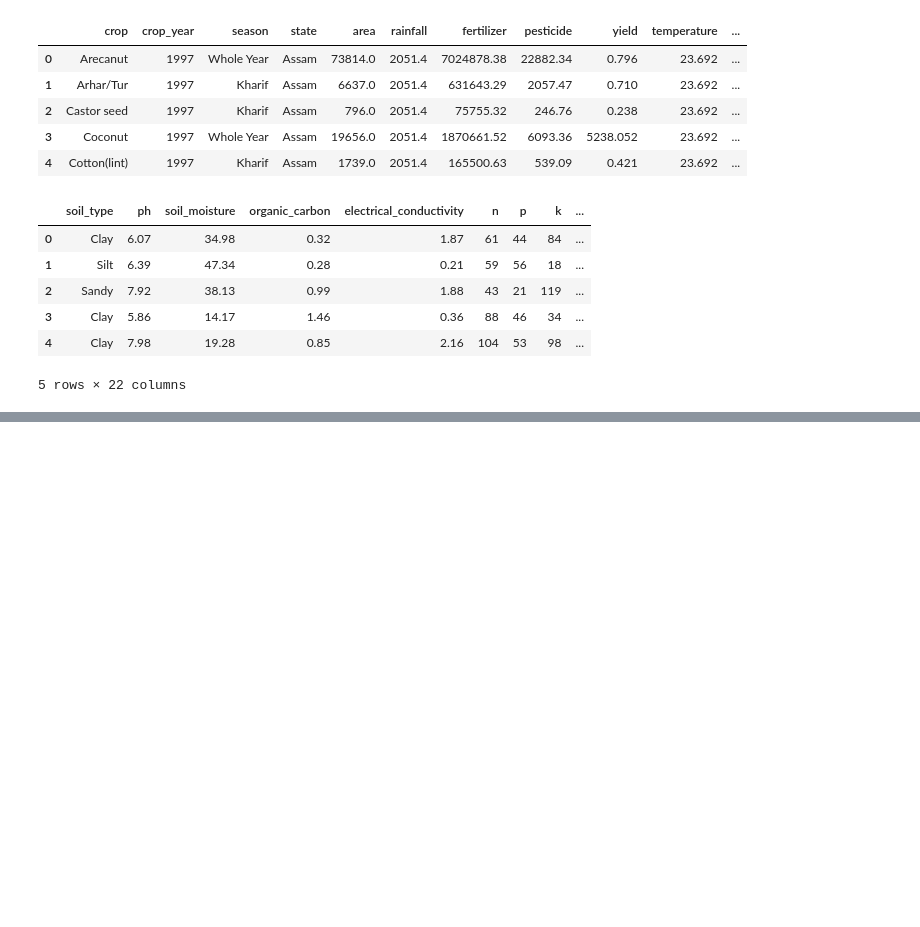
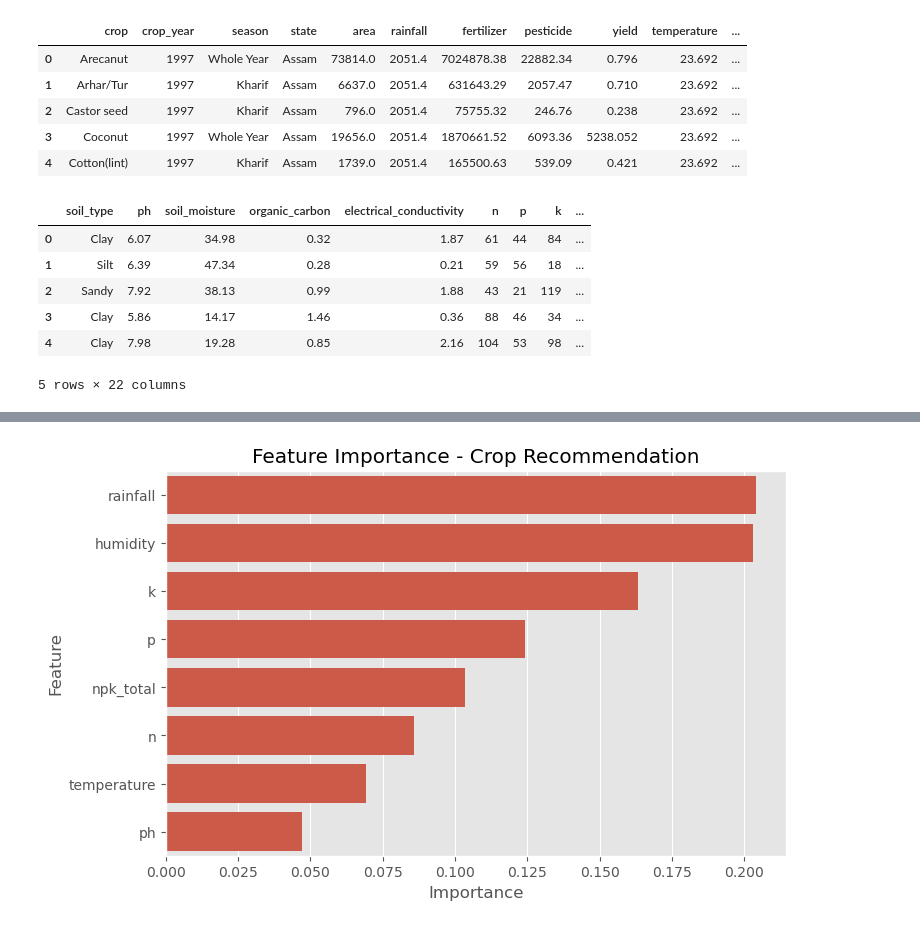
Before and after one commit to venkatjyoshitpotnuru/AgriFlow-AI, a Jupyter notebook: notebooks/AgriFlow_AI.ipynb, the cells around one changed output, grey strips where cells are left out. Drawn from its saved outputs; the diff is of its cells as text; code cells hidden in the pictures; blank space fills up the shorter version.

Commit message:
Completed stage 1 crop recommendation model

```diff
--- a/notebooks/AgriFlow_AI.ipynb
+++ b/notebooks/AgriFlow_AI.ipynb
@@ -865,0 +939,8 @@ fert_df.head()
+# %%
+from sklearn.linear_model import LogisticRegression
+
+lr_model = LogisticRegression(max_iter=1000)
+
+lr_model.fit(X_train_scaled, y_train)
+
+y_pred_lr = lr_model.predict(X_test_scaled)
@@ -865,0 +985,13 @@ fert_df.head()
+# %%
+from sklearn.ensemble import RandomForestClassifier
+
+rf_model = RandomForestClassifier(
+    n_estimators=200,
+    random_state=42
+)
+
+rf_model.fit(X_train, y_train)
+
+y_pred_rf = rf_model.predict(X_test)
+
+print("Accuracy :", accuracy_score(y_test, y_pred_rf))
@@ -865,0 +1053,12 @@ fert_df.head()
+# %%
+importance = pd.DataFrame({
+    "Feature":X_crop.columns,
+    "Importance":rf_model.feature_importances_
+})
+
+importance = importance.sort_values(
+    by="Importance",
+    ascending=False
+)
+
+importance
@@ -865,0 +1075,14 @@ fert_df.head()
+# %%
+plt.figure(figsize=(8,5))
+
+sns.barplot(
+    data=importance,
+    x="Importance",
+    y="Feature"
+)
+
+plt.title("Feature Importance - Crop Recommendation")
+
+plt.show()
+# %% [output]
+[figure, added]
```
Also changed, not shown: parts of 14 cells of this notebook.
